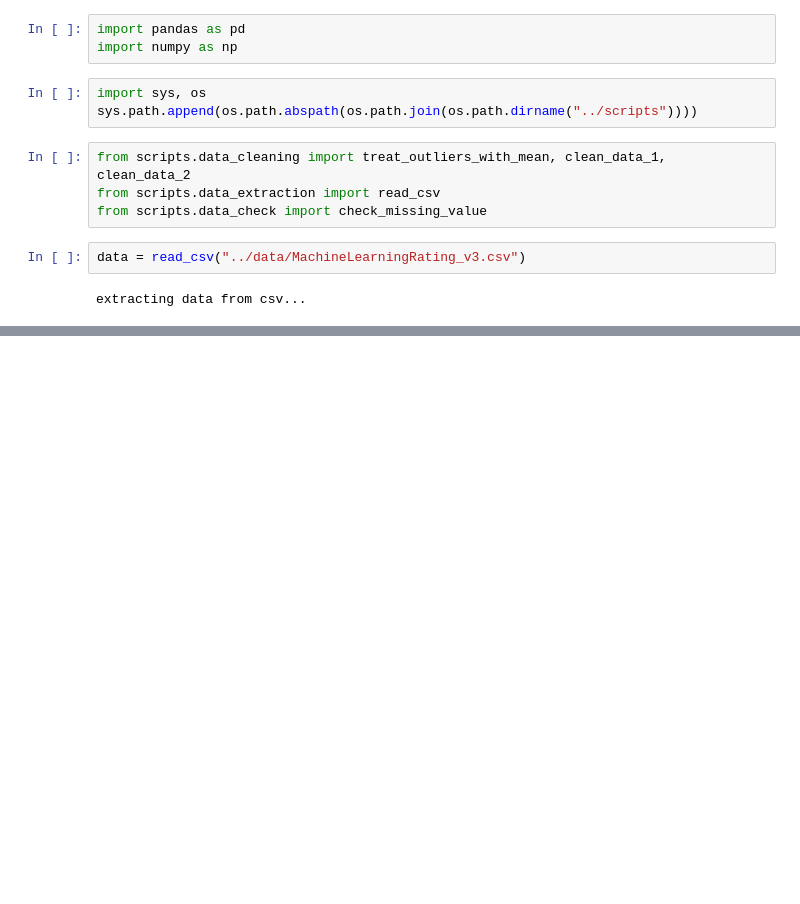
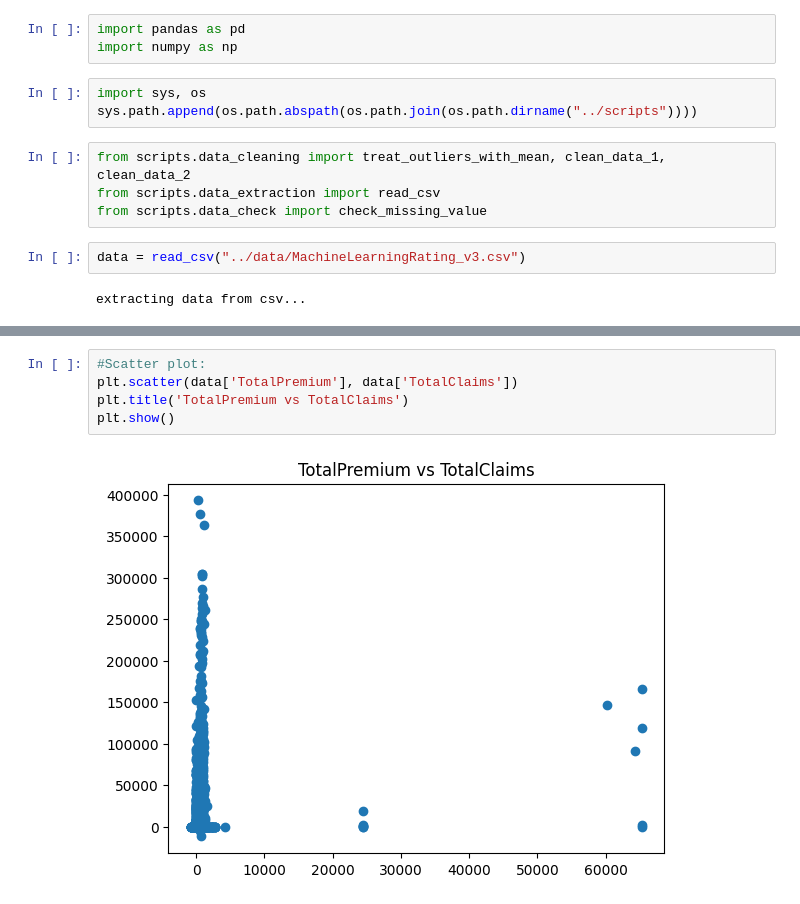
Before and after one commit to malzbanker/AIM, a Jupyter notebook: notebooks/eda.ipynb, the cells around one changed output, grey strips where cells are left out. Drawn from its saved outputs; the diff is of its cells as text; blank space fills up the shorter version.

```diff
--- a/notebooks/eda.ipynb
+++ b/notebooks/eda.ipynb
@@ -91,0 +152,7 @@ dtype: int64
+# %%
+#Scatter plot:
+plt.scatter(data['TotalPremium'], data['TotalClaims'])
+plt.title('TotalPremium vs TotalClaims')
+plt.show()
+# %% [output]
+[figure, added]
```
Also changed, not shown: parts of 11 cells of this notebook.
